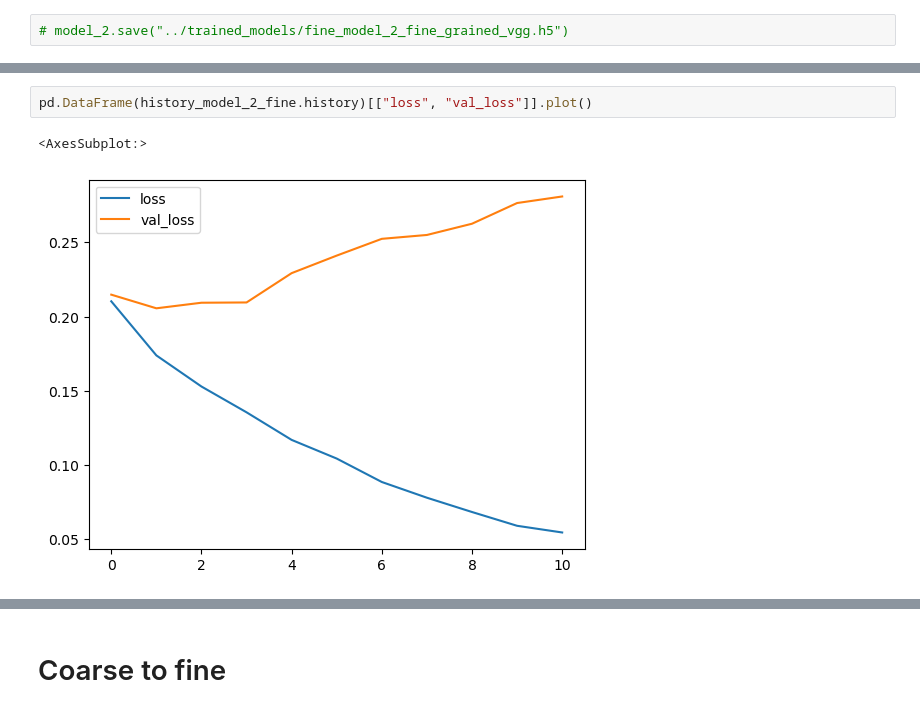
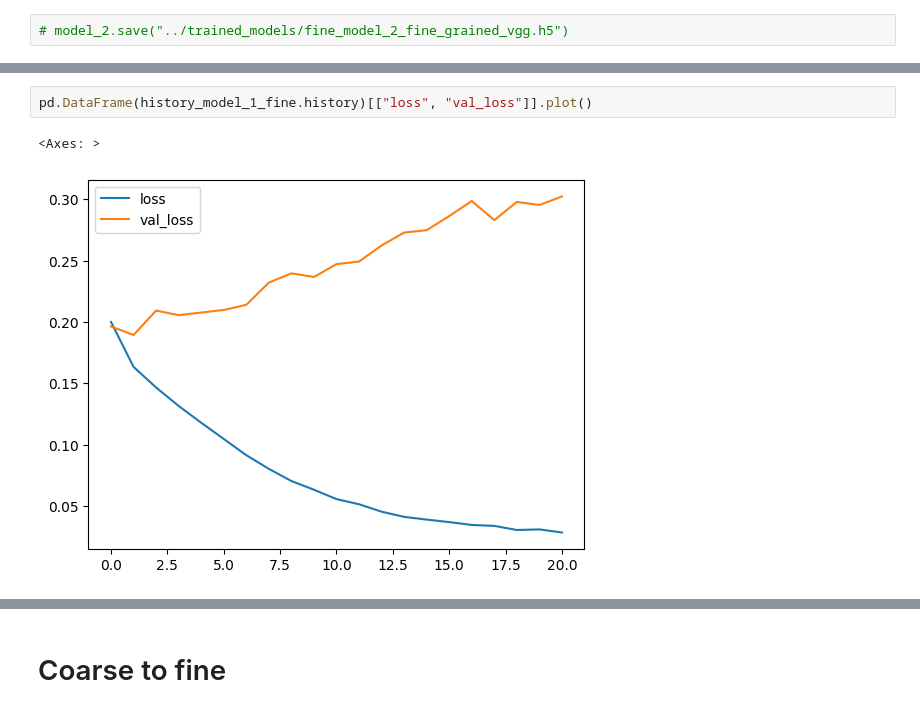
Before and after one commit to melihkacaman/SimilarProducts, a Jupyter notebook: notebooks/11 Fine Grained Attributes Detection on High Resolution.ipynb, the cells around one changed output, grey strips where cells are left out. Saved outputs shown, nothing was run; the diff lists cells and outputs as text.

```diff
--- a/notebooks/11 Fine Grained Attributes Detection on High Resolution.ipynb
+++ b/notebooks/11 Fine Grained Attributes Detection on High Resolution.ipynb
@@ -475,5 +472,5 @@ compare_historys(history_model_1, history_model_1_fine)
 # %%
-pd.DataFrame(history_model_2_fine.history)[["loss", "val_loss"]].plot()
+pd.DataFrame(history_model_1_fine.history)[["loss", "val_loss"]].plot()
 # %% [output]
-<AxesSubplot:>
+<Axes: >
-[figure, old version]
+[figure, new version]
```
Also changed, not shown: parts of 10 cells of this notebook, 2 other files.
